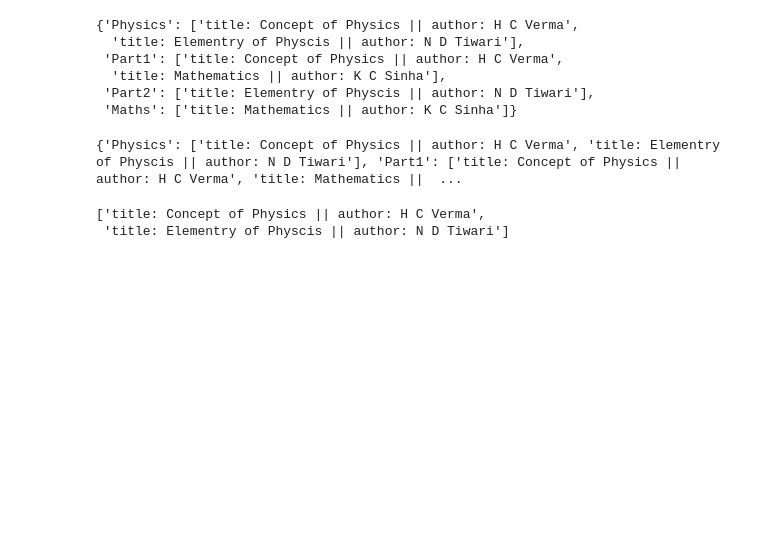
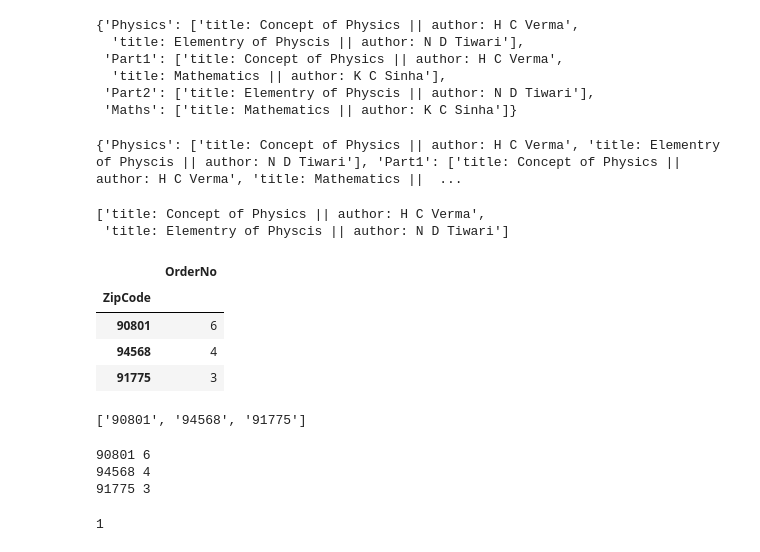
Before and after one commit to meranjeet/python, a Jupyter notebook: DSA.ipynb, the cells around one changed output. Cells and saved outputs as stored; diff of their text form; code cells hidden in the pictures; blank space fills up the shorter version.

```diff
--- a/DSA.ipynb
+++ b/DSA.ipynb
@@ -2238,3 +2238,50 @@ book.book_find(book,'Physics')
 # %% [output]
 ['title: Concept of Physics || author: H C Verma',
  'title: Elementry of Physcis || author: N D Tiwari']
+# %%
+import pandas as pd
+df=pd.read_csv('amz.csv')
+df.groupby('ZipCode').count().sort_values(by=['OrderNo'],ascending=False).head(3)
+# %% [output]
+|  | OrderNo |
+| ZipCode |  |
+| 90801 | 6 |
+| 94568 | 4 |
+| 91775 | 3 |
+# %%
+d={}
+with open('amz.csv','r') as f:
+    w=f.read().splitlines()
+    for i in w:
+        x=i.split(',')
+        if x[1] in d.keys():
+            d[x[1]]=d[x[1]]+1
+        else:
+            d[x[1]]=1
+sorted(d,key=d.get,reverse=True)[:3]
+# %% [output]
+['90801', '94568', '91775']
+# %%
+import csv
+
+d={}
+with open('amz.csv') as f:
+    r=csv.reader(f)
+    for i in r:
+        if i[1] in d.keys():
+            d[i[1]]=d[i[1]]+1
+        else:
+            d[i[1]]=1
+x=sorted(d,key=d.get,reverse=True)[:3]
+for k,v in d.items():
+    if k in x:
+        print(k,v)
+# %% [output]
+90801 6
+94568 4
+91775 3
+# %%
+z={'A':1,'B':2}
+z['A']
+# %% [output]
+1
```
Also changed, not shown: 12 other files.
